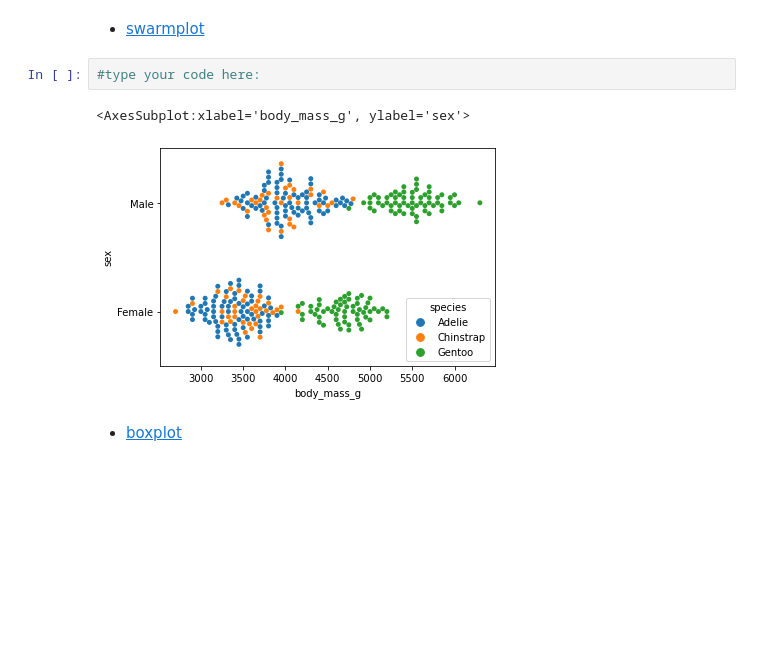
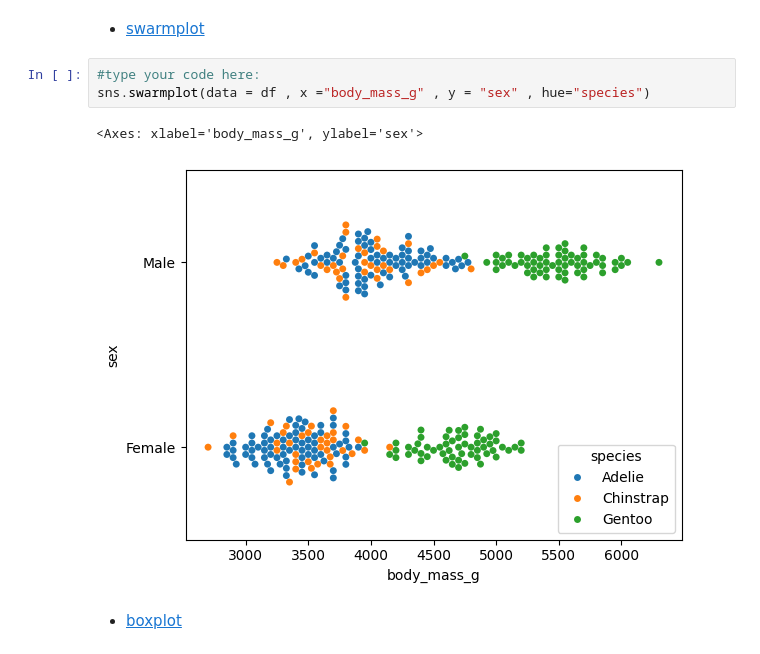
Before and after one commit to BasilReda/ITI_AI_Intake46, a Jupyter notebook: probability/Day2/PDS_ITI_PRO_Student_Lab_2.ipynb, the cells around one changed output. Drawn from its saved outputs; the diff is of its cells as text; blank space fills up the shorter version.

```diff
--- a/probability/Day2/PDS_ITI_PRO_Student_Lab_2.ipynb
+++ b/probability/Day2/PDS_ITI_PRO_Student_Lab_2.ipynb
@@ -347,9 +350,10 @@ sns.displot(data = df , x = 'flipper_length_mm' , col = "island" , row="sex" , k
 - [swarmplot](https://seaborn.pydata.org/generated/seaborn.swarmplot.html)
 # %%
 #type your code here:
+sns.swarmplot(data = df , x ="body_mass_g" , y = "sex" , hue="species")
 # %% [output]
-<AxesSubplot:xlabel='body_mass_g', ylabel='sex'>
+<Axes: xlabel='body_mass_g', ylabel='sex'>
-[figure, old version]
+[figure, new version]
 # %% [markdown]
 - [boxplot](https://seaborn.pydata.org/generated/seaborn.boxplot.html)
 # %%
```
Also changed, not shown: parts of 20 cells of this notebook.
